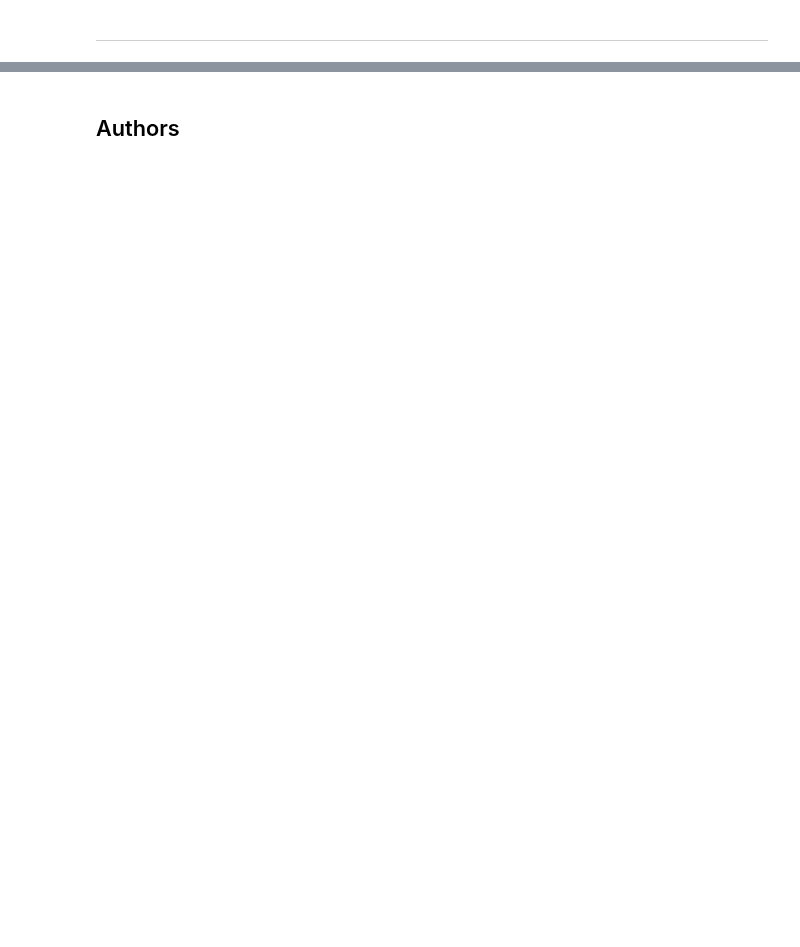
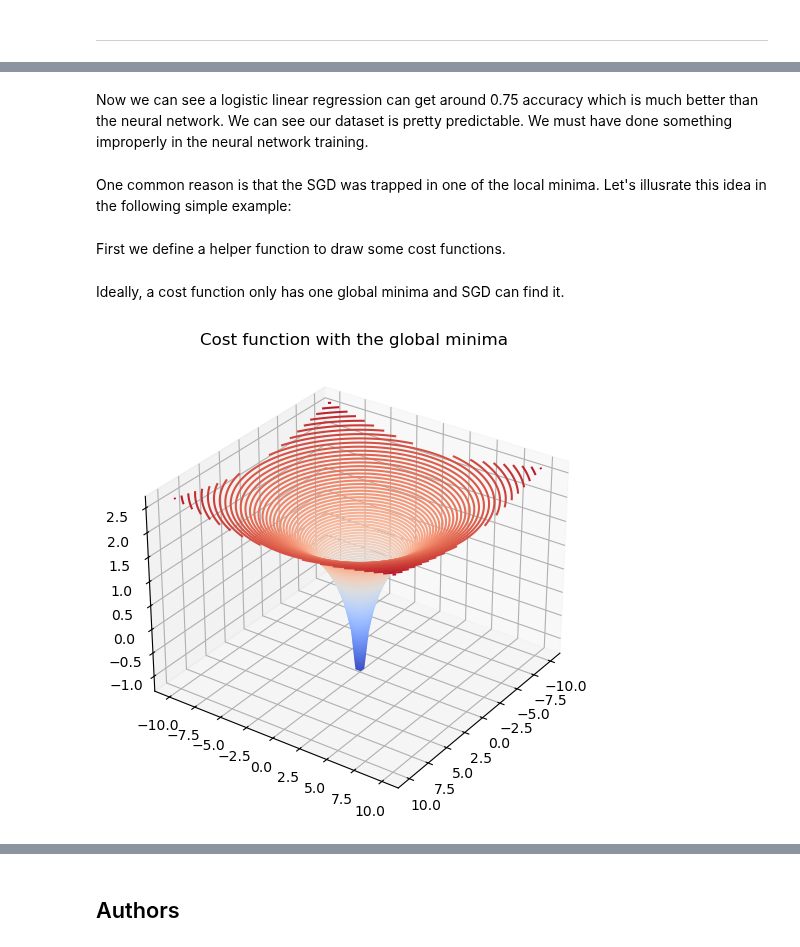
Before and after one commit to antonio-xrp/data-science-path, a Jupyter notebook: 0.4-MachineLearning/0.4-deep-learning-IBM/practice.ipynb, the cells around one changed output, grey strips where cells are left out. Cells and saved outputs as stored; diff of their text form; code cells hidden in the pictures; blank space fills up the shorter version.

```diff
--- a/0.4-MachineLearning/0.4-deep-learning-IBM/practice.ipynb
+++ b/0.4-MachineLearning/0.4-deep-learning-IBM/practice.ipynb
@@ -682,0 +112,4 @@ print(np.sqrt(metrics.mean_squared_error(test_labels, y_pred)))
+# %%
+X_raw = food_df.iloc[:,:-1]
+y_raw = food_df.iloc[:,-1:]
+X.shape
@@ -682,0 +120,3 @@ print(np.sqrt(metrics.mean_squared_error(test_labels, y_pred)))
+# %%
+scaler = MinMaxScaler()
+X = scaler.fit_transform(X_raw)
@@ -682,0 +190,30 @@ print(np.sqrt(metrics.mean_squared_error(test_labels, y_pred)))
+# %% [markdown]
+Now we can see a logistic linear regression can get around 0.75 accuracy which is much better than the neural network. We can see our dataset is pretty predictable. We must have done something improperly in the neural network training.
+# %% [markdown]
+One common reason is that the SGD was trapped in one of the local minima. Let's illusrate this idea in the following simple example:
+# %% [markdown]
+First we define a helper function to draw some cost functions.
+# %%
+def draw_cost(X, Y, Z, title):
+    fig = plt.figure()
+    fig.set_size_inches(8, 6, forward=True)
+    fig.set_dpi(100)
+    ax = plt.axes(projection='3d')
+    ax.view_init(30, 35)
+    ax.contour3D(X, Y, Z, 100, cmap=plt.cm.coolwarm)
+    ax.set_title(title)
+    plt.show()
+# %% [markdown]
+Ideally, a cost function only has one global minima and SGD can find it.
+# %%
+def one_mini_function():
+    w1 = np.linspace(-10, 10, 50)
+    w2 = np.linspace(-10, 10, 50)
+    X, Y = np.meshgrid(w1, w2)
+    Z = np.log(np.sqrt(X ** 2 + Y ** 2))
+    return X, Y, Z
+
+X, Y, Z = one_mini_function()
+draw_cost(X, Y, Z, "Cost function with the global minima")
+# %% [output]
+[figure, added]
```
Also changed, not shown: parts of 254 cells of this notebook, 7 other files.
